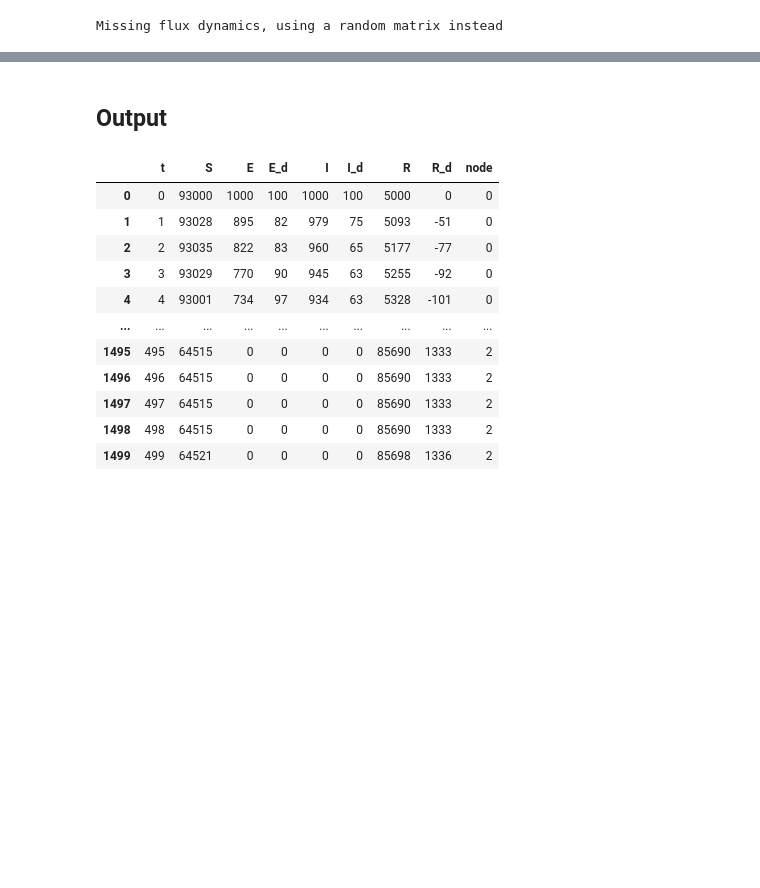
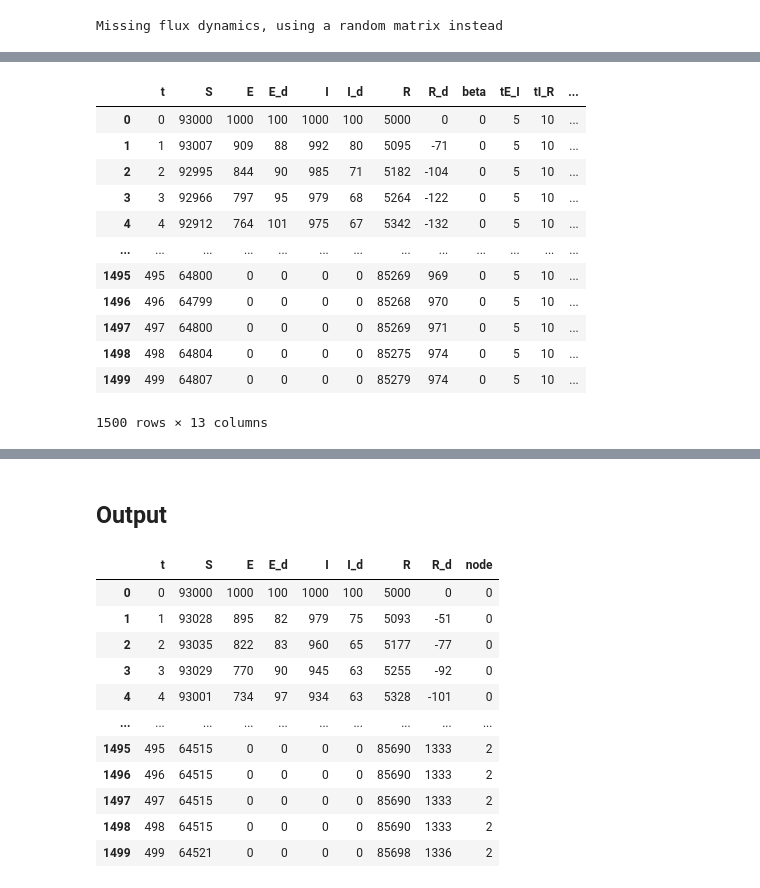
Before and after one commit to DLab/covid19geomodeller, a Jupyter notebook: Examples/SEIRMETA.ipynb, the cells around one changed output, grey strips where cells are left out. Drawn from its saved outputs; the diff is of its cells as text; code cells hidden in the pictures; blank space fills up the shorter version.

```diff
--- a/Examples/SEIRMETA.ipynb
+++ b/Examples/SEIRMETA.ipynb
@@ -64,4 +58,20 @@ seir.global_results
 500 rows × 8 columns
+# %%
+seir.results
+# %% [output]
+|  | t | S | E | E_d | I | I_d | R | R_d | beta | tE_I | tI_R | ... |
+| 0 | 0 | 93000 | 1000 | 100 | 1000 | 100 | 5000 | 0 | 0 | 5 | 10 | ... |
+| 1 | 1 | 93007 | 909 | 88 | 992 | 80 | 5095 | -71 | 0 | 5 | 10 | ... |
+| 2 | 2 | 92995 | 844 | 90 | 985 | 71 | 5182 | -104 | 0 | 5 | 10 | ... |
+| 3 | 3 | 92966 | 797 | 95 | 979 | 68 | 5264 | -122 | 0 | 5 | 10 | ... |
+| 4 | 4 | 92912 | 764 | 101 | 975 | 67 | 5342 | -132 | 0 | 5 | 10 | ... |
+| ... | ... | ... | ... | ... | ... | ... | ... | ... | ... | ... | ... | ... |
+| 1495 | 495 | 64800 | 0 | 0 | 0 | 0 | 85269 | 969 | 0 | 5 | 10 | ... |
+| 1496 | 496 | 64799 | 0 | 0 | 0 | 0 | 85268 | 970 | 0 | 5 | 10 | ... |
+| 1497 | 497 | 64800 | 0 | 0 | 0 | 0 | 85269 | 971 | 0 | 5 | 10 | ... |
+| 1498 | 498 | 64804 | 0 | 0 | 0 | 0 | 85275 | 974 | 0 | 5 | 10 | ... |
+| 1499 | 499 | 64807 | 0 | 0 | 0 | 0 | 85279 | 974 | 0 | 5 | 10 | ... |
+1500 rows × 13 columns
 # %%
 i = 1
 plt.plot(seir.t,seir.S[i],label='S')
```
Also changed, not shown: parts of 12 cells of this notebook, 1 other file.
